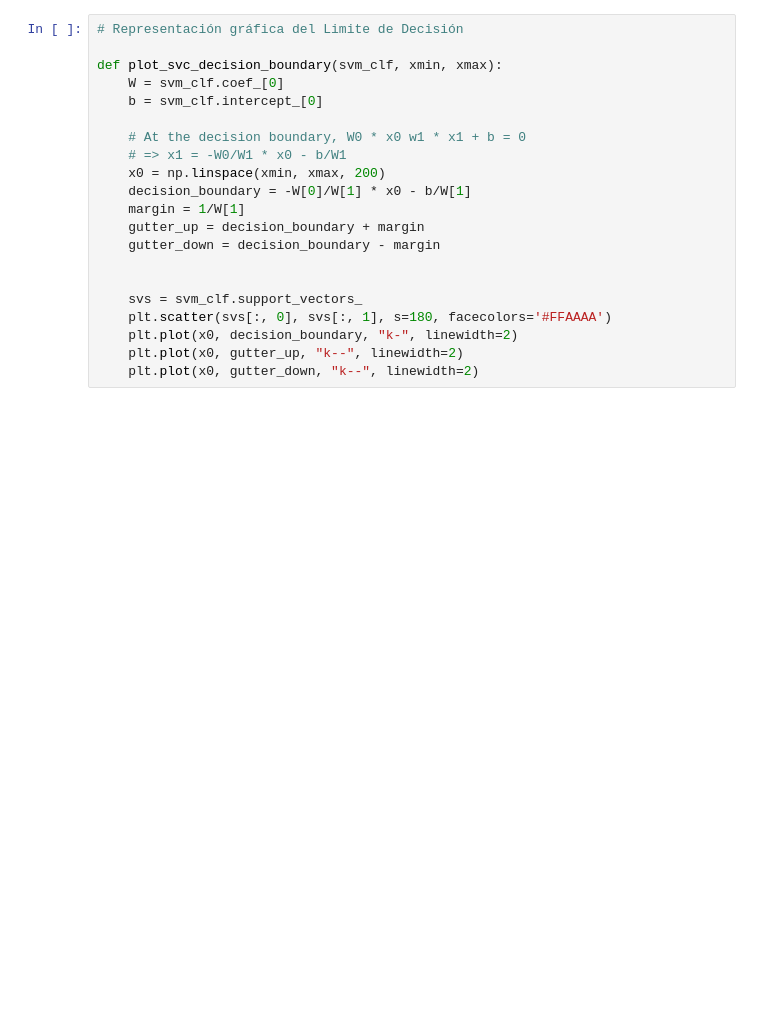
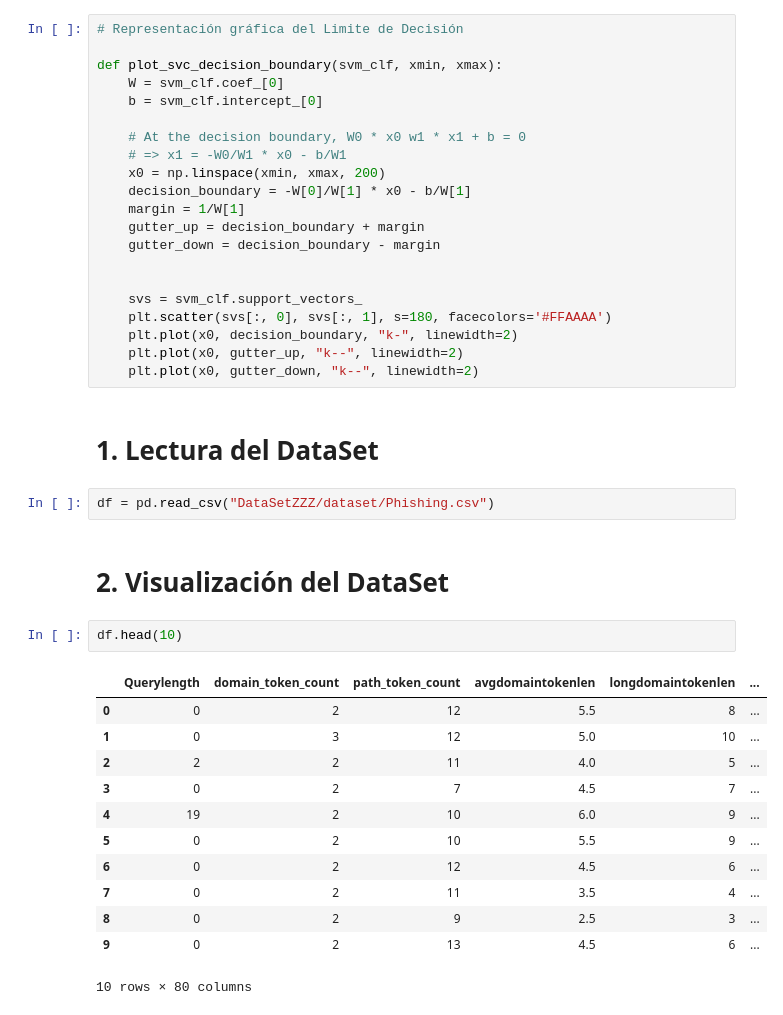
Before and after one commit to JoseAlfonsoB/Caso-practico-Support-Vector-Machine-SVM-, a Jupyter notebook: support_vector_Machine.ipynb, the cells around one changed output. Saved outputs shown, nothing was run; the diff lists cells and outputs as text; blank space fills up the shorter version.

```diff
--- a/support_vector_Machine.ipynb
+++ b/support_vector_Machine.ipynb
@@ -70,3 +70,24 @@ def plot_svc_decision_boundary(svm_clf, xmin, xmax):
     plt.plot(x0, decision_boundary, "k-", linewidth=2)
     plt.plot(x0, gutter_up, "k--", linewidth=2)
     plt.plot(x0, gutter_down, "k--", linewidth=2)
+# %% [markdown]
+# 1. Lectura del DataSet
+# %%
+df = pd.read_csv("DataSetZZZ/dataset/Phishing.csv")
+# %% [markdown]
+# 2. Visualización del DataSet
+# %%
+df.head(10)
+# %% [output]
+|  | Querylength | domain_token_count | path_token_count | avgdomaintokenlen | longdomaintokenlen | ... |
+| 0 | 0 | 2 | 12 | 5.5 | 8 | ... |
+| 1 | 0 | 3 | 12 | 5.0 | 10 | ... |
+| 2 | 2 | 2 | 11 | 4.0 | 5 | ... |
+| 3 | 0 | 2 | 7 | 4.5 | 7 | ... |
+| 4 | 19 | 2 | 10 | 6.0 | 9 | ... |
+| 5 | 0 | 2 | 10 | 5.5 | 9 | ... |
+| 6 | 0 | 2 | 12 | 4.5 | 6 | ... |
+| 7 | 0 | 2 | 11 | 3.5 | 4 | ... |
+| 8 | 0 | 2 | 9 | 2.5 | 3 | ... |
+| 9 | 0 | 2 | 13 | 4.5 | 6 | ... |
+10 rows × 80 columns
```
Also changed, not shown: parts of 14 cells of this notebook.
